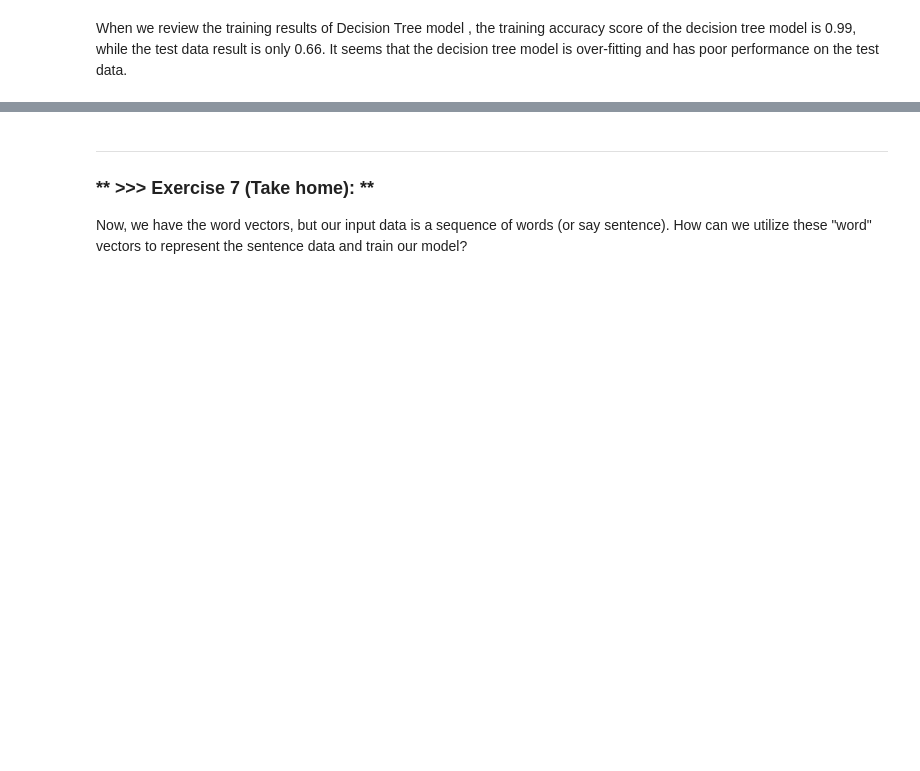
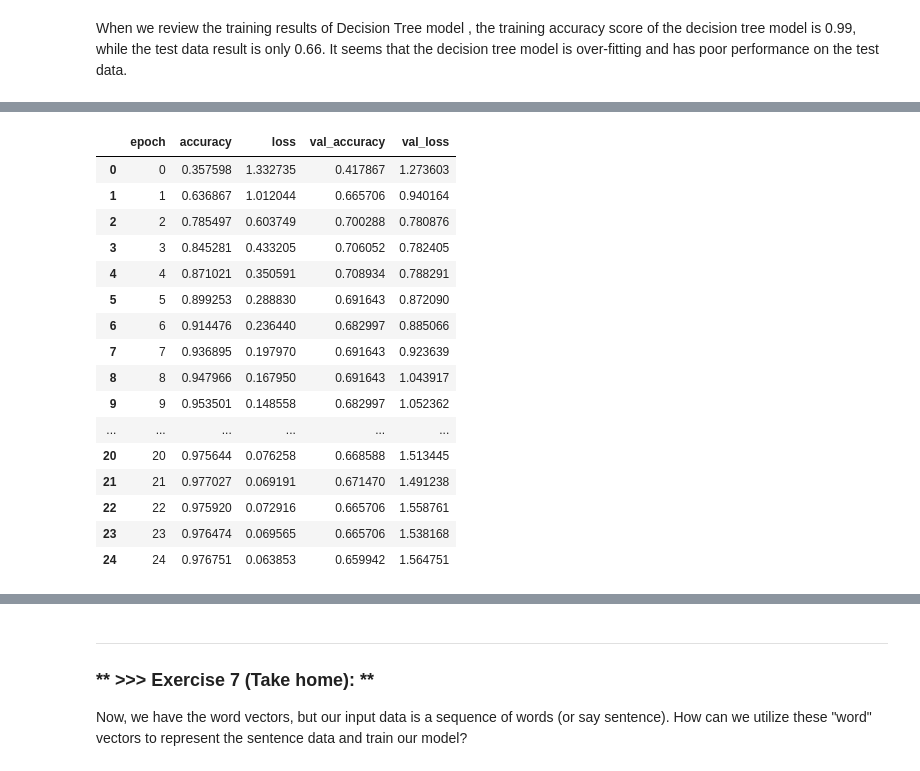
Before and after one commit to s108003854/DM2020-Lab2-Homework, a Jupyter notebook: DM2020-Lab2-Homework.ipynb, the cells around one changed output, grey strips where cells are left out. Drawn from its saved outputs; the diff is of its cells as text; code cells hidden in the pictures; blank space fills up the shorter version.

```diff
--- a/DM2020-Lab2-Homework.ipynb
+++ b/DM2020-Lab2-Homework.ipynb
@@ -185 +334,24 @@ Plot the Training and Validation Accuracy and Loss (different plots), just like
+# %%
+#Let's take a look at the training log
+training_log = pd.DataFrame()
+training_log = pd.read_csv("logs/training_log.csv")
+training_log
+# %% [output]
+|  | epoch | accuracy | loss | val_accuracy | val_loss |
+| 0 | 0 | 0.357598 | 1.332735 | 0.417867 | 1.273603 |
+| 1 | 1 | 0.636867 | 1.012044 | 0.665706 | 0.940164 |
+| 2 | 2 | 0.785497 | 0.603749 | 0.700288 | 0.780876 |
+| 3 | 3 | 0.845281 | 0.433205 | 0.706052 | 0.782405 |
+| 4 | 4 | 0.871021 | 0.350591 | 0.708934 | 0.788291 |
+| 5 | 5 | 0.899253 | 0.288830 | 0.691643 | 0.872090 |
+| 6 | 6 | 0.914476 | 0.236440 | 0.682997 | 0.885066 |
+| 7 | 7 | 0.936895 | 0.197970 | 0.691643 | 0.923639 |
+| 8 | 8 | 0.947966 | 0.167950 | 0.691643 | 1.043917 |
+| 9 | 9 | 0.953501 | 0.148558 | 0.682997 | 1.052362 |
+| ... | ... | ... | ... | ... | ... |
+| 20 | 20 | 0.975644 | 0.076258 | 0.668588 | 1.513445 |
+| 21 | 21 | 0.977027 | 0.069191 | 0.671470 | 1.491238 |
+| 22 | 22 | 0.975920 | 0.072916 | 0.665706 | 1.558761 |
+| 23 | 23 | 0.976474 | 0.069565 | 0.665706 | 1.538168 |
+| 24 | 24 | 0.976751 | 0.063853 | 0.659942 | 1.564751 |
 # %%
```
Also changed, not shown: parts of 44 cells of this notebook, 3 other files.
